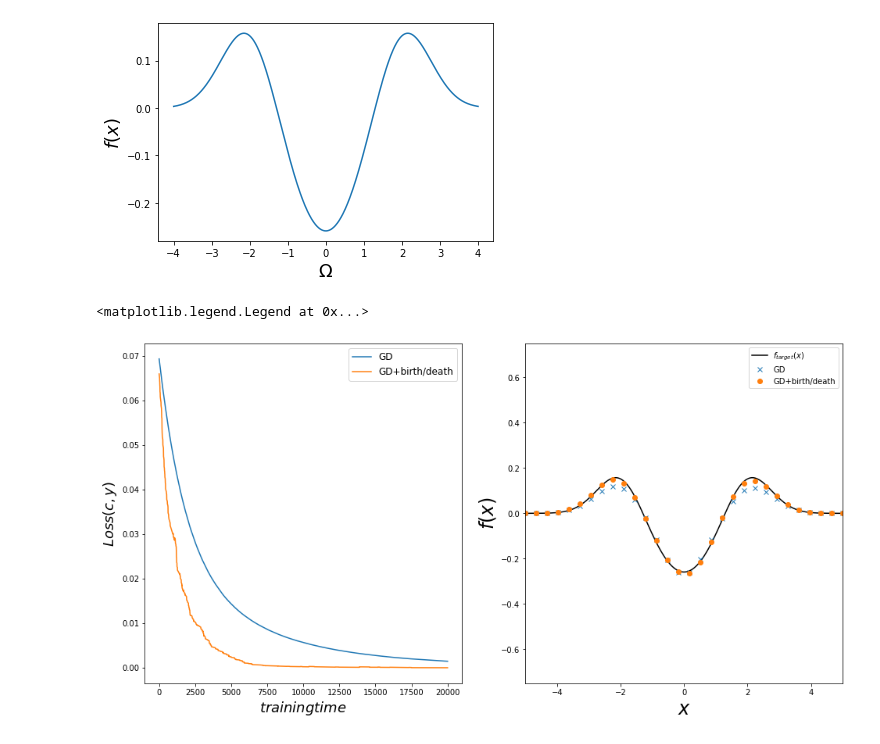
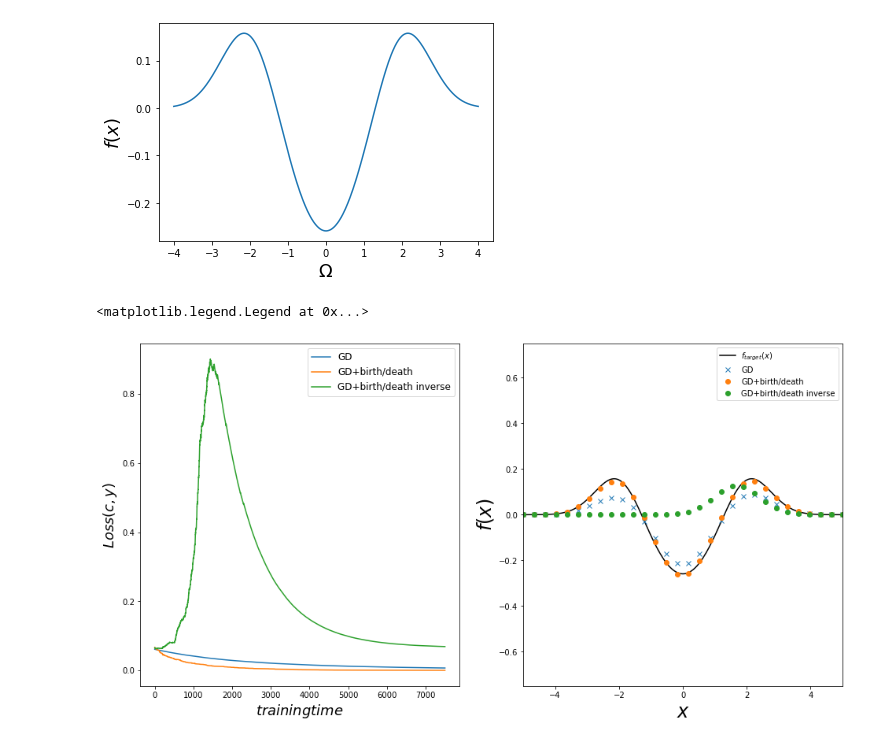
Before and after one commit to sharkjingyang/Graduate-thesis-code, a Jupyter notebook: Gaussian mix/original algorithm with discret samples.ipynb, the cells around one changed output. Cells and saved outputs as stored; diff of their text form; code cells hidden in the pictures.

```diff
--- a/Gaussian mix/original algorithm with discret samples.ipynb
+++ b/Gaussian mix/original algorithm with discret samples.ipynb
@@ -247,10 +249,10 @@ def run_traj_scheme2(n, n_steps, alpha=1, ys=None, cs=None, dt=5e-2, quench_step
     return traj
 # %%
 n = 200
-n_steps = 20000
+n_steps = 7500
 traj_gd = run_traj(n, n_steps, dt=1e-2)
 traj_s1 = run_traj_scheme1(n, n_steps, alpha=0.05, dt=1e-2)
-# traj_s2 = run_traj_scheme2(n, n_steps, alpha=0.05, dt=1e-2)
+traj_s2 = run_traj_scheme2(n, n_steps, alpha=0.05, dt=1e-2)
 # %%
 Cf = 0.206/3
 def err(traj):
@@ -263,27 +265,29 @@ def err(traj):
 # %%
 fig, [ax1, ax2] = plt.subplots(1,2,figsize=(16,8))
 ys = torch.linspace(-5,5,100).reshape([100,1])
 ax1.set_ylabel(r"$Loss(c,y)$", fontsize=18)
 ax1.set_xlabel(r"$training time$", fontsize=18)
 ax1.plot(np.array(err(traj_gd)), label=r"GD")
 ax1.plot(err(traj_s1), label=r"GD+birth/death")
+ax1.plot(err(traj_s2), label=r"GD+birth/death inverse")
 # ax1.plot(err(traj_s2), label=r"GD+birth/death with  $\mu_{b}$", color=colors[3])
 ax1.legend(fontsize=12, loc=0)
 
 ax2.set_xlabel(r"$x$", fontsize=24)
 ax2.set_ylabel(r"$f(x)$", fontsize=24)
 ax2.set_xlim(-5,5)
 ax2.set_ylim(-0.75,0.75)
 xs = torch.linspace(-5,5,200).reshape(200,1)
 ax2.plot(xs.numpy(), f(xs).numpy(), "k", label=r"$f_{target}(x)$")
 n = traj_s1[0][0].shape[0]
 xs = torch.linspace(-5,5,30).reshape(30,1)
 ax2.plot(xs.numpy(), fn(xs, traj_gd[-1][1].reshape(n), traj_gd[-1][0].reshape(n), s2).numpy(), "x", color=colors[0],label=r"GD")
 ax2.plot(xs.numpy(), fn(xs, traj_s1[-1][1].reshape(n), traj_s1[-1][0].reshape(n), s2).numpy(), "o", color=colors[1],label=r"GD+birth/death")
+ax2.plot(xs.numpy(), fn(xs, traj_s2[-1][1].reshape(n), traj_s2[-1][0].reshape(n), s2).numpy(), "o", color=colors[2],label=r"GD+birth/death inverse")
 # ax2.plot(xs.numpy(), fn(xs, traj_s2[-1][1].reshape(n), traj_s2[-1][0].reshape(n), s2).numpy(), "^", color=colors[3])
 ax2.legend()
 # %% [output]
 <matplotlib.legend.Legend at 0x...>
-[figure, old version]
+[figure, new version]
 # %%
 
```
Also changed, not shown: parts of 3 cells of this notebook, 2 other files.
